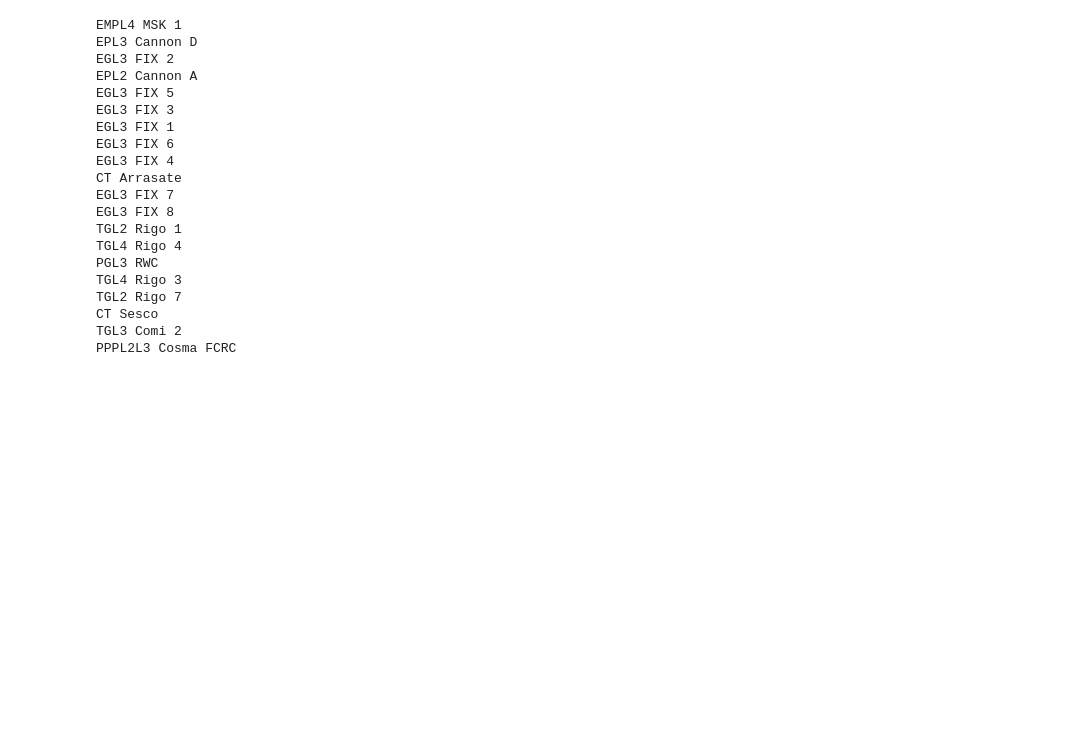
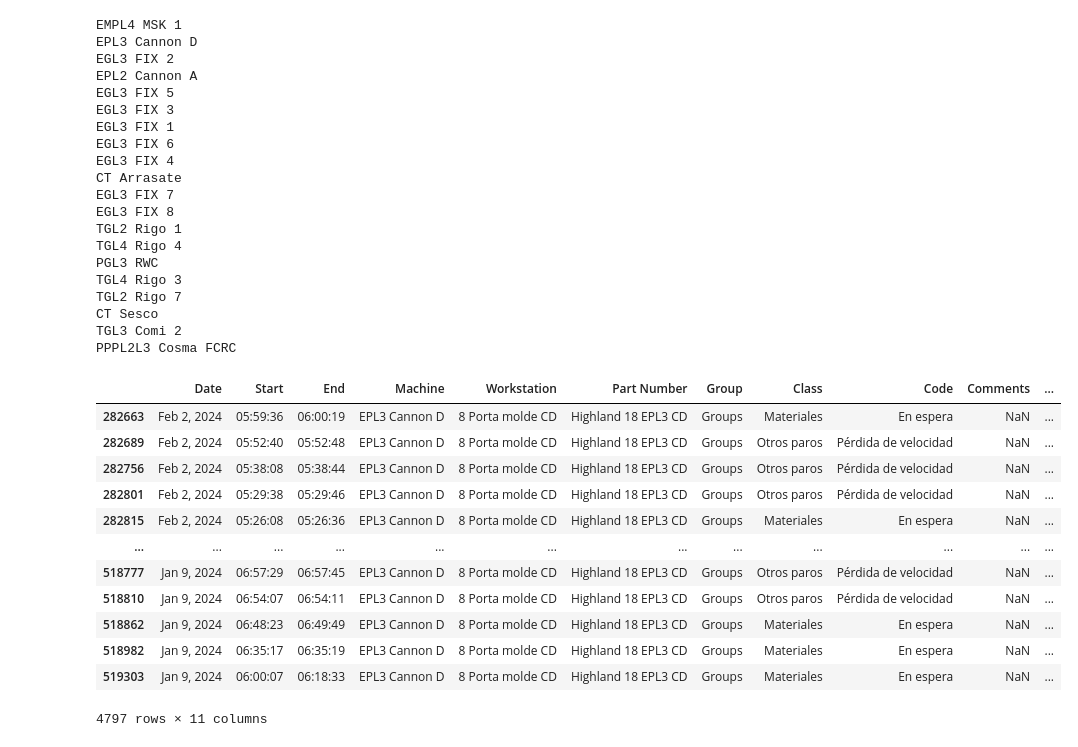
Before and after one commit to laeamdz36/oee_analisis, a Jupyter notebook: proto_1.ipynb, the cells around one changed output. Drawn from its saved outputs; the diff is of its cells as text; code cells hidden in the pictures; blank space fills up the shorter version.

```diff
--- a/proto_1.ipynb
+++ b/proto_1.ipynb
@@ -114,3 +114,19 @@ TGL2 Rigo 7
 CT Sesco
 TGL3 Comi 2
 PPPL2L3 Cosma FCRC
+# %%
+df[df["Group"] == "Groups"][df["Machine"] == "EPL3 Cannon D"]
+# %% [output]
+|  | Date | Start | End | Machine | Workstation | Part Number | Group | Class | Code | Comments | ... |
+| 282663 | Feb 2, 2024 | 05:59:36 | 06:00:19 | EPL3 Cannon D | 8 Porta molde CD | Highland 18 EPL3 CD | Groups | Materiales | En espera | NaN | ... |
+| 282689 | Feb 2, 2024 | 05:52:40 | 05:52:48 | EPL3 Cannon D | 8 Porta molde CD | Highland 18 EPL3 CD | Groups | Otros paros | Pérdida de velocidad | NaN | ... |
+| 282756 | Feb 2, 2024 | 05:38:08 | 05:38:44 | EPL3 Cannon D | 8 Porta molde CD | Highland 18 EPL3 CD | Groups | Otros paros | Pérdida de velocidad | NaN | ... |
+| 282801 | Feb 2, 2024 | 05:29:38 | 05:29:46 | EPL3 Cannon D | 8 Porta molde CD | Highland 18 EPL3 CD | Groups | Otros paros | Pérdida de velocidad | NaN | ... |
+| 282815 | Feb 2, 2024 | 05:26:08 | 05:26:36 | EPL3 Cannon D | 8 Porta molde CD | Highland 18 EPL3 CD | Groups | Materiales | En espera | NaN | ... |
+| ... | ... | ... | ... | ... | ... | ... | ... | ... | ... | ... | ... |
+| 518777 | Jan 9, 2024 | 06:57:29 | 06:57:45 | EPL3 Cannon D | 8 Porta molde CD | Highland 18 EPL3 CD | Groups | Otros paros | Pérdida de velocidad | NaN | ... |
+| 518810 | Jan 9, 2024 | 06:54:07 | 06:54:11 | EPL3 Cannon D | 8 Porta molde CD | Highland 18 EPL3 CD | Groups | Otros paros | Pérdida de velocidad | NaN | ... |
+| 518862 | Jan 9, 2024 | 06:48:23 | 06:49:49 | EPL3 Cannon D | 8 Porta molde CD | Highland 18 EPL3 CD | Groups | Materiales | En espera | NaN | ... |
+| 518982 | Jan 9, 2024 | 06:35:17 | 06:35:19 | EPL3 Cannon D | 8 Porta molde CD | Highland 18 EPL3 CD | Groups | Materiales | En espera | NaN | ... |
+| 519303 | Jan 9, 2024 | 06:00:07 | 06:18:33 | EPL3 Cannon D | 8 Porta molde CD | Highland 18 EPL3 CD | Groups | Materiales | En espera | NaN | ... |
+4797 rows × 11 columns
```
Also changed, not shown: parts of 1 cell of this notebook.
